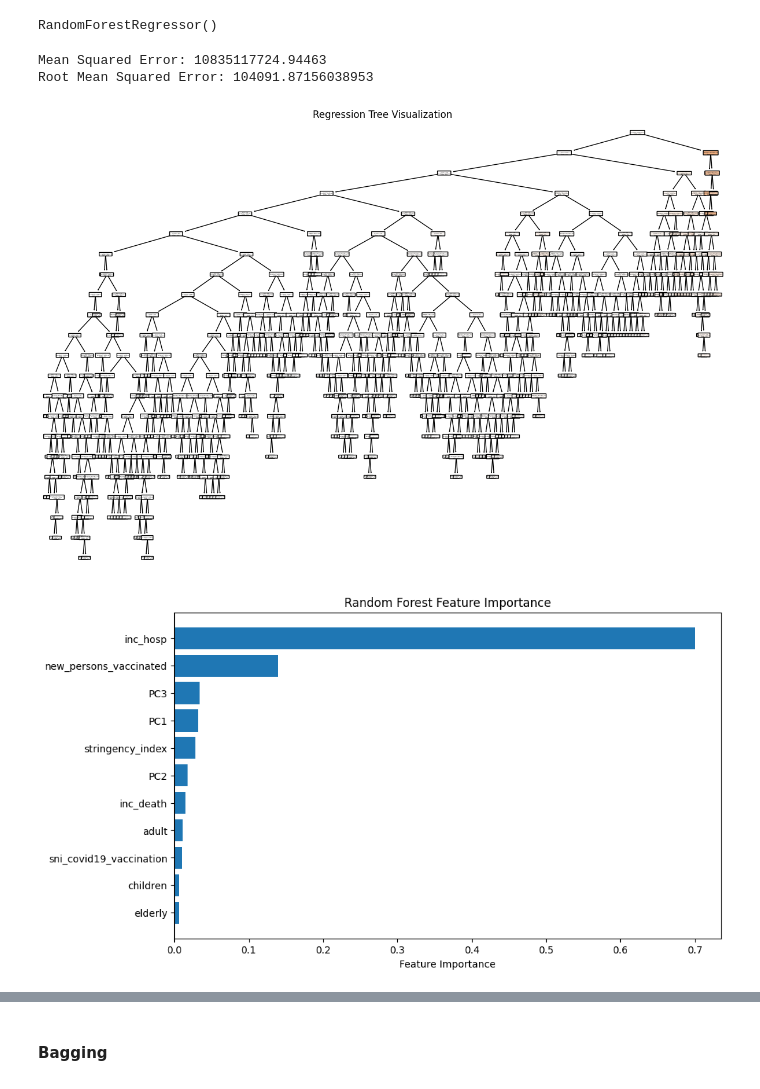
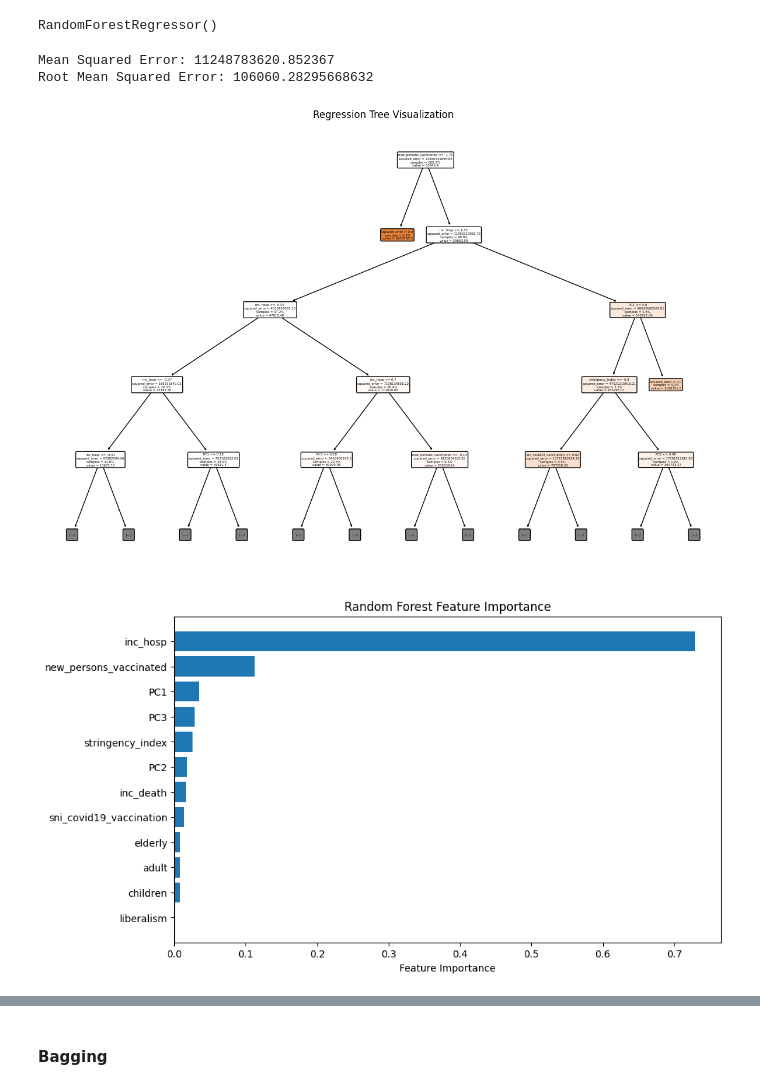
Before and after one commit to eunjeongc/covcast, a Jupyter notebook: Regression Tree.ipynb, the cells around one changed output, grey strips where cells are left out. Cells and saved outputs as stored; diff of their text form; code cells hidden in the pictures.

Commit message:
Modified the regression tree file: added liberalism variable and decresed the regression tree depth to 3 so it is easier to follow the trends

```diff
--- a/Regression Tree.ipynb
+++ b/Regression Tree.ipynb
@@ -16,7 +16,7 @@ import pandas as pd
 df = pd.read_csv('PCA_final.csv')
 # %%
 X = df[['sni_covid19_vaccination','new_persons_vaccinated', 'stringency_index', 'inc_death',
-        'PC1', 'PC2', 'PC3', 'inc_hosp', 'children', 'adult', 'elderly']]
+        'PC1', 'PC2', 'PC3', 'inc_hosp', 'children', 'adult', 'elderly', 'liberalism']]
 y = df['inc_case']
 
 print(f"X shape: {X.shape}, y shape: {y.shape}")
@@ -51,18 +51,18 @@ rmse = np.sqrt(mse)
 print(f'Mean Squared Error: {mse}')
 print(f'Root Mean Squared Error: {rmse}')
 # %% [output]
-Mean Squared Error: 10835117724.94463
-Root Mean Squared Error: 104091.87156038953
+Mean Squared Error: 11248783620.852367
+Root Mean Squared Error: 106060.28295668632
 # %%
 # Visualize the regression tree using plot_tree
 individual_tree = regression_tree.estimators_[0]
 
 plt.figure(figsize=(15, 10))
-plot_tree(individual_tree, feature_names=list(X.columns), filled=True, rounded=True, proportion=True, precision=2)
+plot_tree(individual_tree, feature_names=list(X.columns), filled=True, rounded=True, proportion=True, precision=2, max_depth= 4)
 plt.title("Regression Tree Visualization")
 plt.show()
 # %% [output]
-[figure, old version]
+[figure, new version]
 # %%
 # Get feature importances from the random forest model
 feature_importances = regression_tree.feature_importances_
@@ -81,7 +81,7 @@ plt.xlabel("Feature Importance")
 plt.title("Random Forest Feature Importance")
 plt.show()
 # %% [output]
-[figure, old version]
+[figure, new version]
 # %%
 # Plotting predictions vs actual values
 plt.figure(figsize=(10, 6))
```
Also changed, not shown: parts of 12 cells of this notebook.
